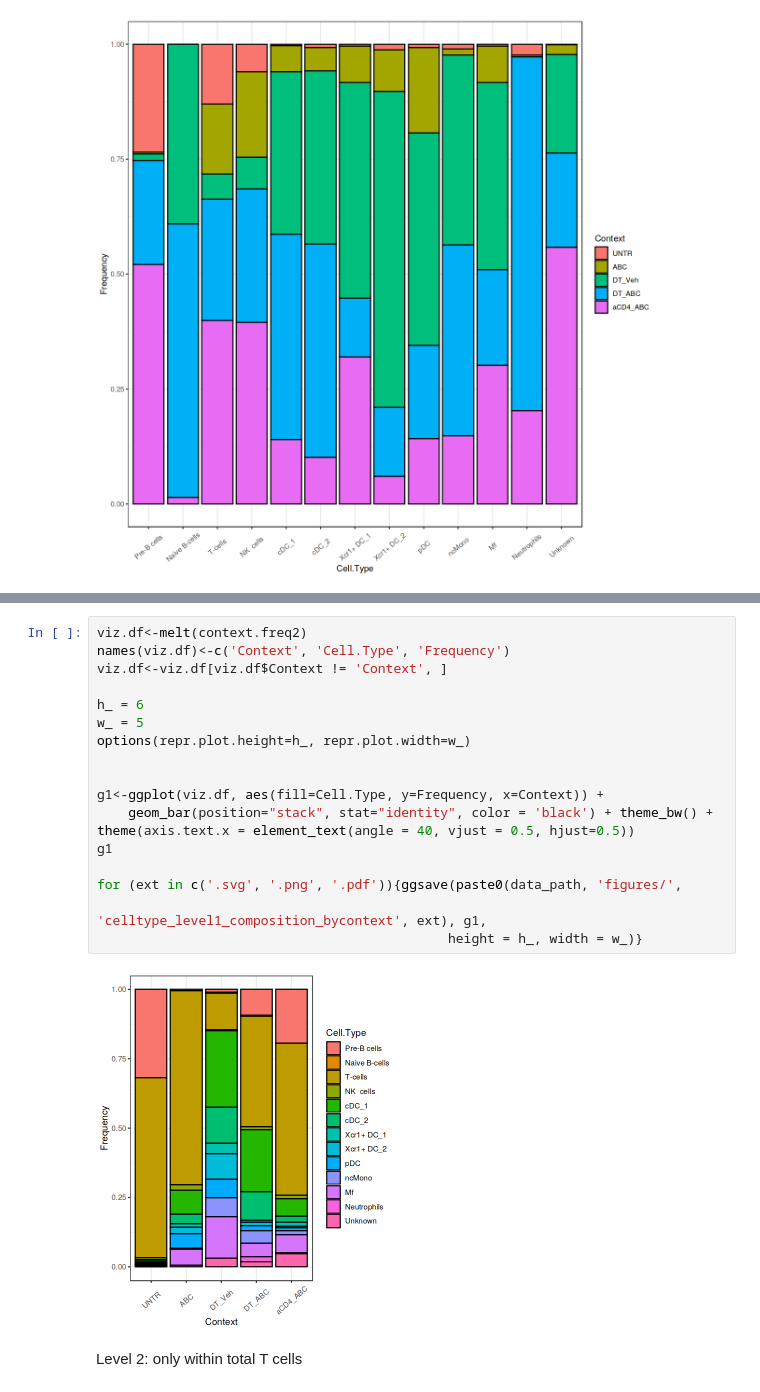
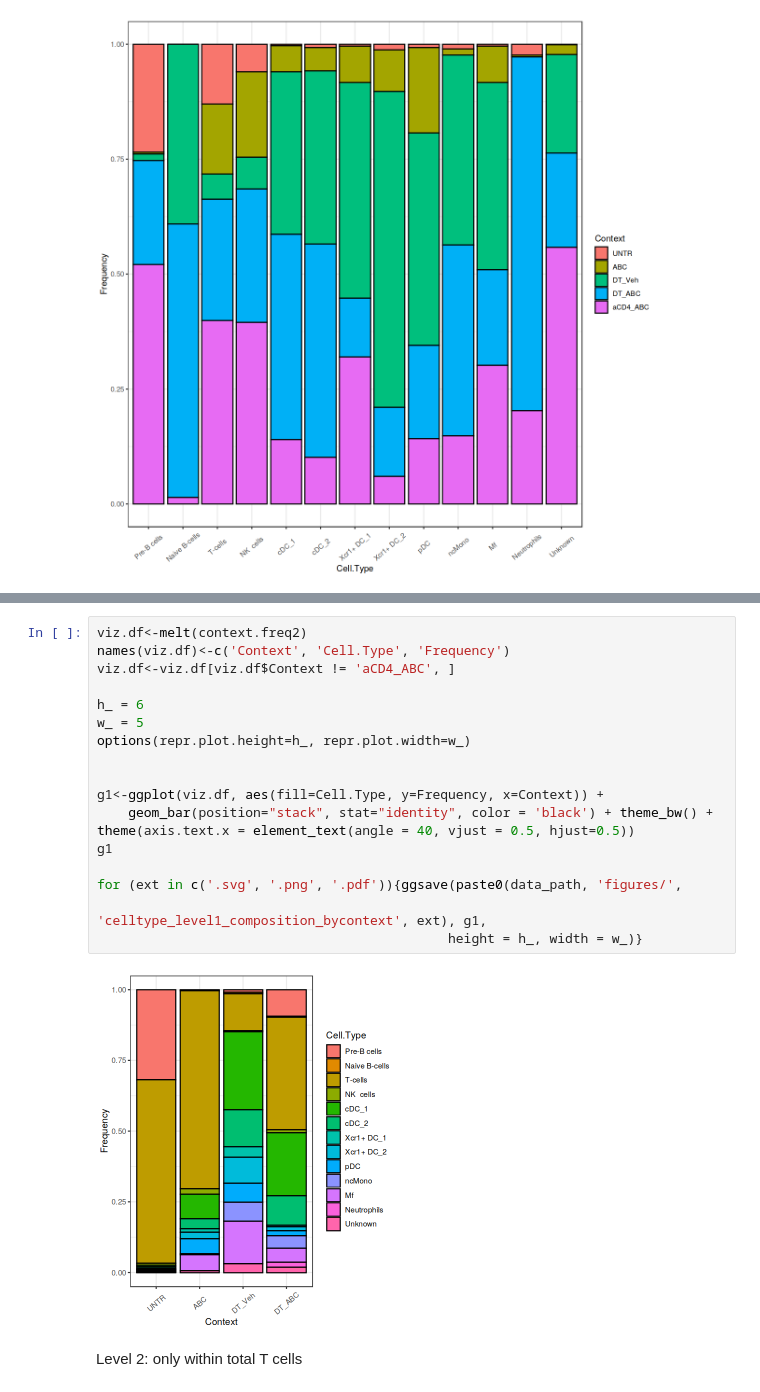
Before and after one commit to hmbaghdassarian/norcross_abc, a Jupyter notebook: notebooks/02_Compositional_Analysis.ipynb, the cells around one changed output, grey strips where cells are left out. Drawn from its saved outputs; the diff is of its cells as text.

Commit message:
more minor visualization updates

```diff
--- a/notebooks/02_Compositional_Analysis.ipynb
+++ b/notebooks/02_Compositional_Analysis.ipynb
@@ -83,23 +83,23 @@ A matrix: 5 × 13 of type dbl
 # %%
 viz.df<-melt(context.freq2)
 names(viz.df)<-c('Context', 'Cell.Type', 'Frequency')
-viz.df<-viz.df[viz.df$Context != 'Context', ]
+viz.df<-viz.df[viz.df$Context != 'aCD4_ABC', ]
 
 h_ = 6
 w_ = 5
 options(repr.plot.height=h_, repr.plot.width=w_)
 
 
 g1<-ggplot(viz.df, aes(fill=Cell.Type, y=Frequency, x=Context)) +
     geom_bar(position="stack", stat="identity", color = 'black') + theme_bw() +
 theme(axis.text.x = element_text(angle = 40, vjust = 0.5, hjust=0.5))
 g1
 
 for (ext in c('.svg', '.png', '.pdf')){ggsave(paste0(data_path, 'figures/',
                                                      'celltype_level1_composition_bycontext', ext), g1,
                                              height = h_, width = w_)}
 # %% [output]
-[figure, old version]
+[figure, new version]
 # %% [markdown]
 Level 2: only within total T cells
 # %%
```
Also changed, not shown: parts of 1 cell of this notebook, 3 other files.
